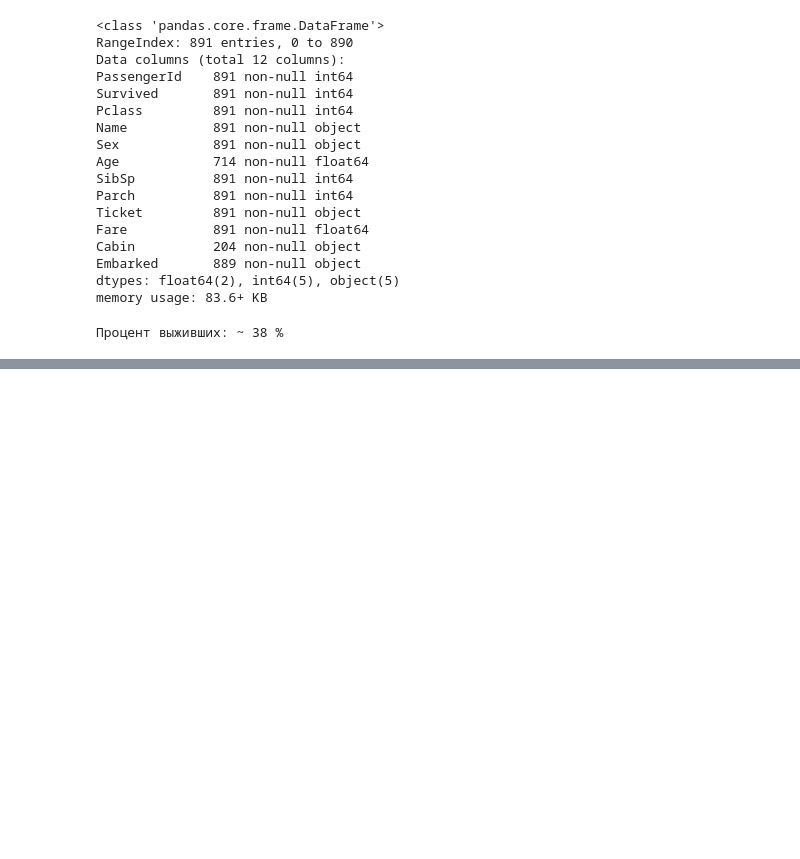
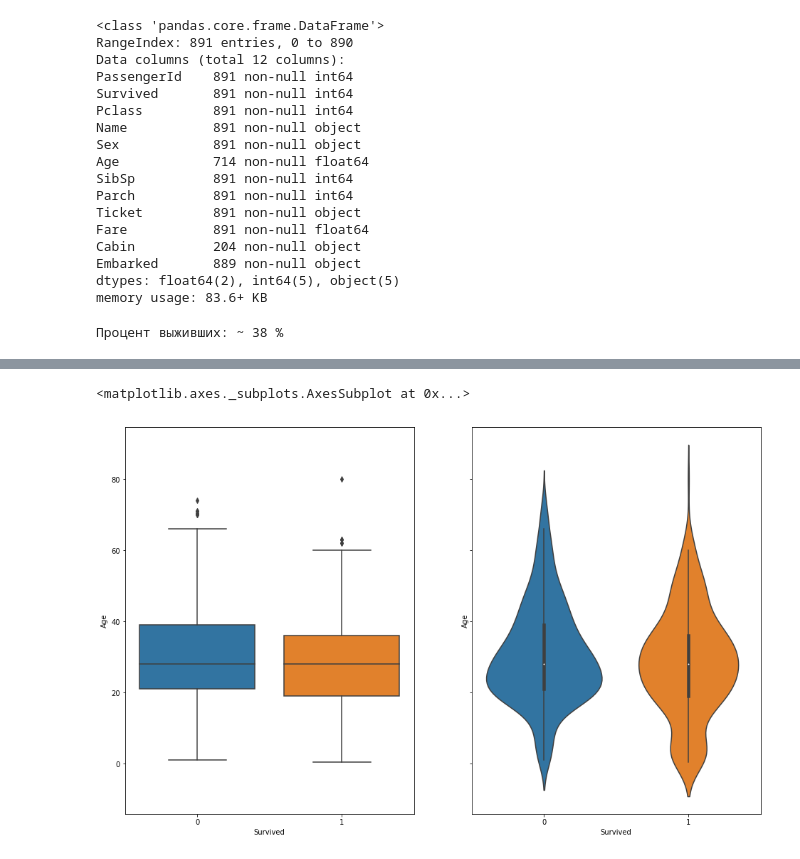
Before and after one commit to pyro-bot/AI_1, a Jupyter notebook: лабы_решения/1161_1/Западнов/Lab3.ipynb, the cells around one changed output, grey strips where cells are left out. Saved outputs shown, nothing was run; the diff lists cells and outputs as text; code cells hidden in the pictures; blank space fills up the shorter version.

```diff
--- a/лабы_решения/1161_1/Западнов/Lab3.ipynb
+++ b/лабы_решения/1161_1/Западнов/Lab3.ipynb
@@ -67,0 +130,7 @@ sns.heatmap(matrix, annot=True)
+# %%
+_, axes = plt.subplots(1, 2, sharey=True, figsize=(16,10))
+sns.boxplot(x='Survived', y='Age', data=df, ax=axes[0])
+sns.violinplot(x='Survived', y='Age', data=df, ax=axes[1])
+# %% [output]
+<matplotlib.axes._subplots.AxesSubplot at 0x...>
+[figure, added]
```
Also changed, not shown: parts of 12 cells of this notebook.
